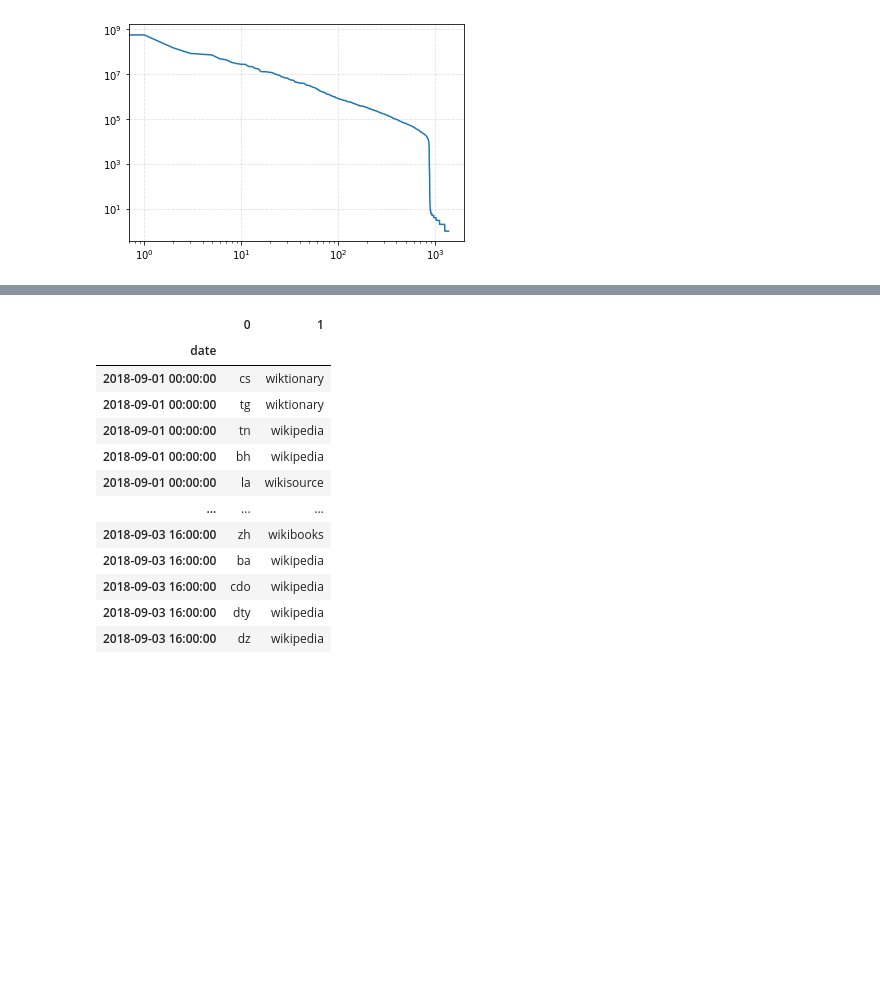
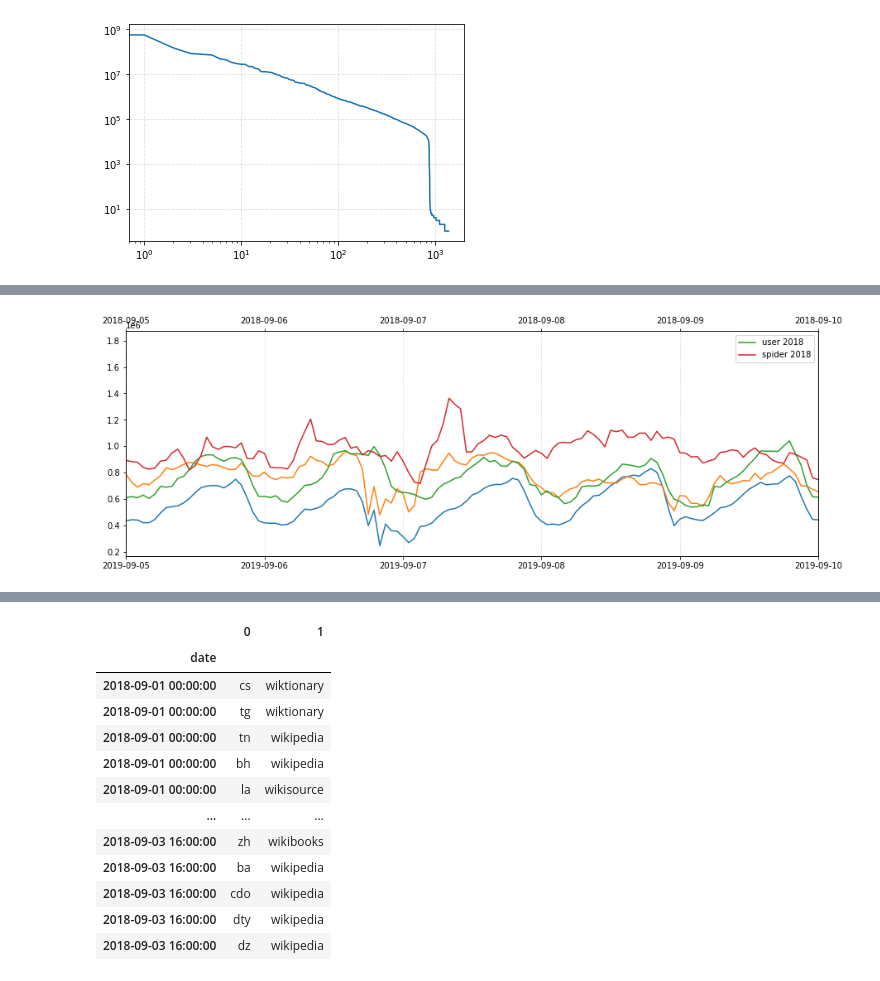
Before and after one commit to charelF/LSDEW4, a Jupyter notebook: exploration/charel/charel_attack_exploration.ipynb, the cells around one changed output, grey strips where cells are left out. Saved outputs shown, nothing was run; the diff lists cells and outputs as text; code cells hidden in the pictures; blank space fills up the shorter version.

```diff
--- a/exploration/charel/charel_attack_exploration.ipynb
+++ b/exploration/charel/charel_attack_exploration.ipynb
@@ -76,0 +77,3 @@ array([665988680, 572505716, 150329145, ...,         1,         1,
+# %%
+df_spider = df2[df2["trafficType"]=="spider"].groupby(["date"]).sum(["sumCount"])
+df_user = df2[df2["trafficType"]=="user"].groupby(["date"]).sum(["sumCount"])
@@ -76,0 +86,15 @@ array([665988680, 572505716, 150329145, ...,         1,         1,
+# %%
+fig, ax1 = plt.subplots(figsize=(15,5))
+ax1.plot(df_user[df_user.index.year == 2019], label="user 2019", color="C0")
+ax1.plot(df_spider[df_spider.index.year == 2019], label="spider 2019", color="C1")
+ax2 = ax1.twiny()
+ax2.plot(df_user[df_user.index.year == 2018], label="user 2018", color="C2")
+ax2.plot(df_spider[df_spider.index.year == 2018], label="spider 2018", color="C3")
+
+ax1.set_xlim(datetime.date(2019, 9, 5), datetime.date(2019, 9, 10))
+ax2.set_xlim(datetime.date(2018, 9, 5), datetime.date(2018, 9, 10))
+plt.grid(linestyle="--", alpha=0.4)
+plt.legend()
+plt.show()
+# %% [output]
+[figure, added]
```
Also changed, not shown: parts of 7 cells of this notebook.
